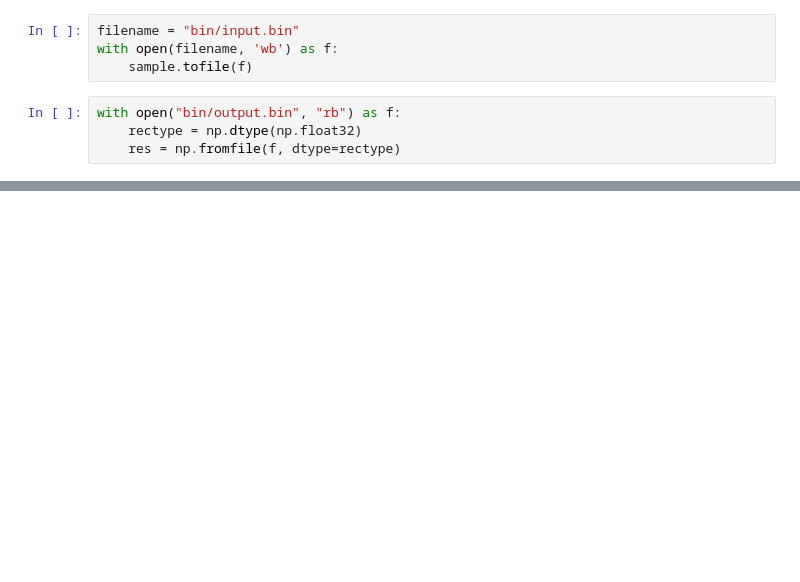
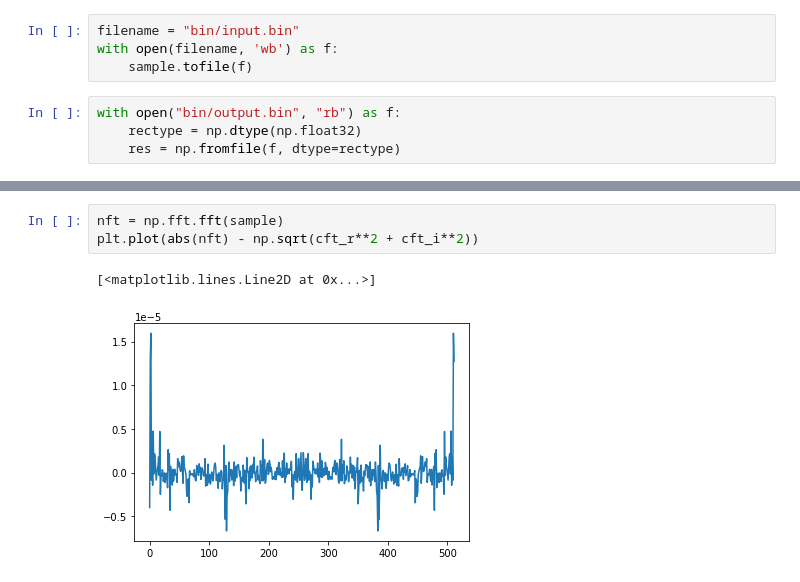
Before and after one commit to ik9702/cfft_practice, a Jupyter notebook: test.ipynb, the cells around one changed output, grey strips where cells are left out. Cells and saved outputs as stored; diff of their text form; blank space fills up the shorter version.

```diff
--- a/test.ipynb
+++ b/test.ipynb
@@ -47,0 +42,6 @@ plt.plot(np.fft.fft(sample).real)
+# %%
+nft = np.fft.fft(sample)
+plt.plot(abs(nft) - np.sqrt(cft_r**2 + cft_i**2))
+# %% [output]
+[<matplotlib.lines.Line2D at 0x...>]
+[figure, added]
```
Also changed, not shown: parts of 5 cells of this notebook, 5 other files.
